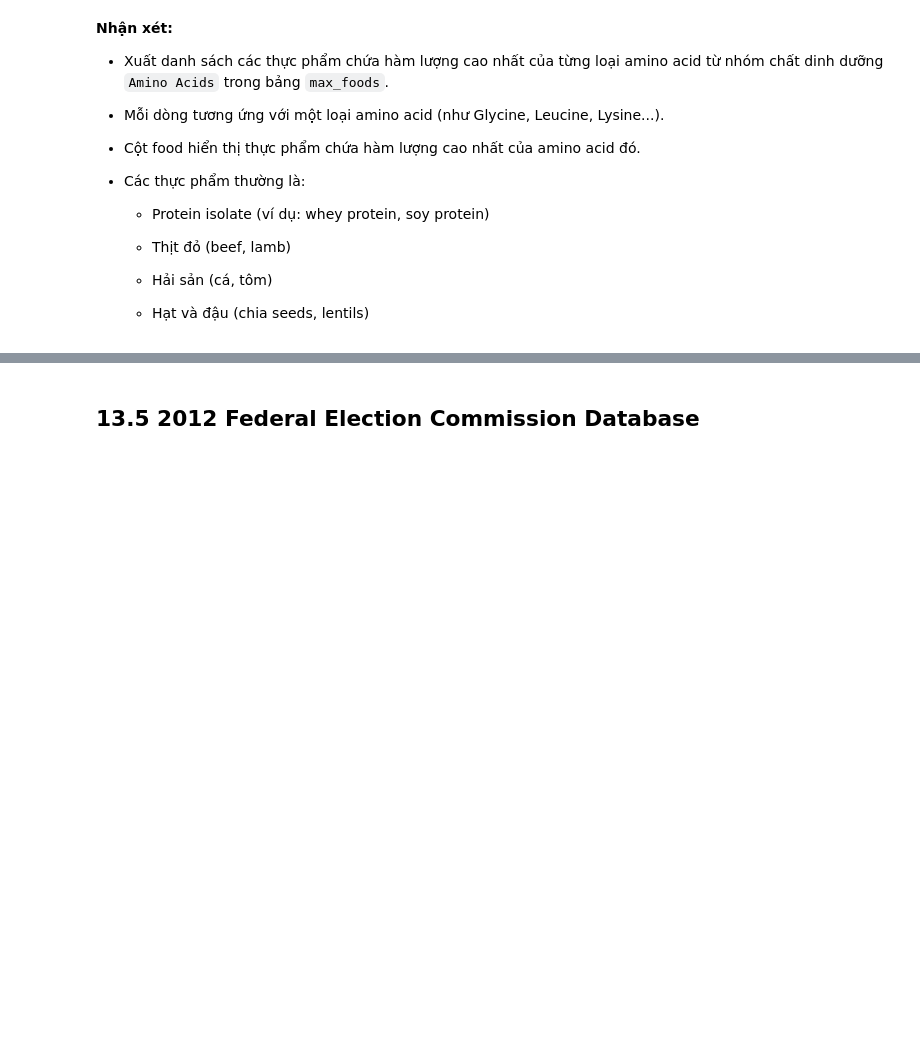
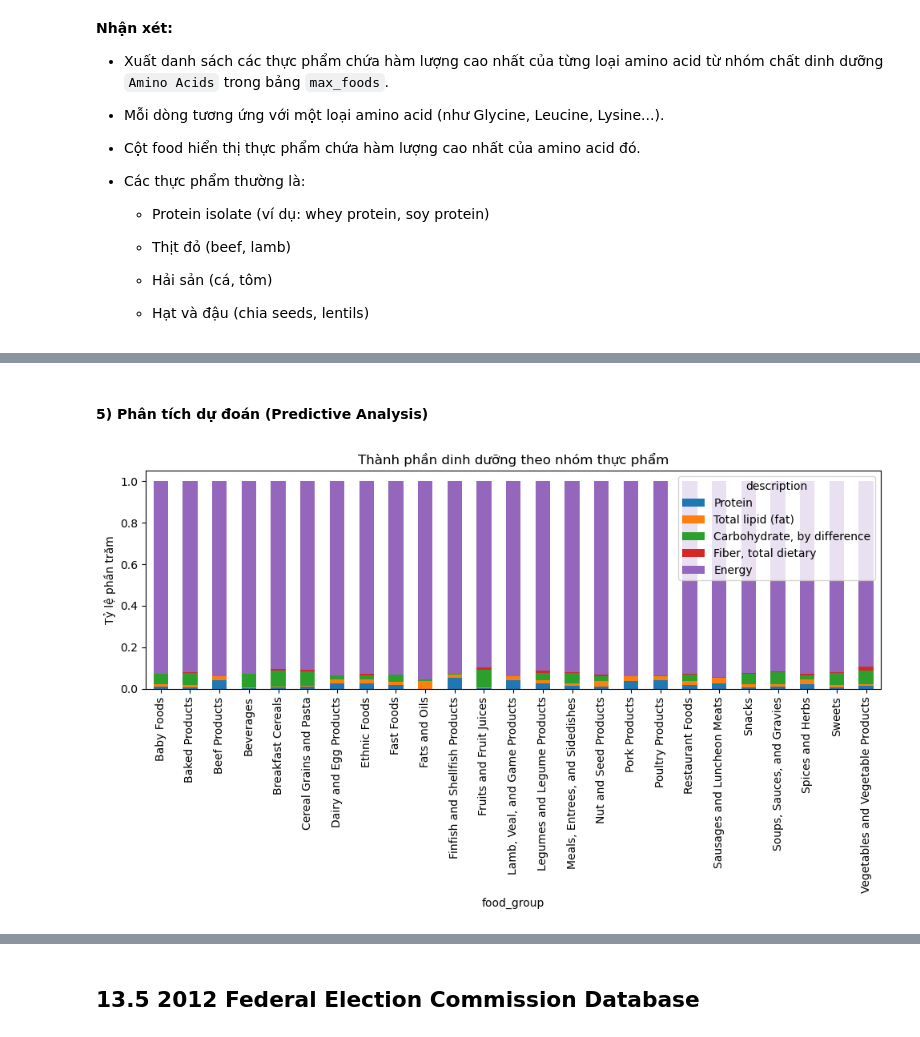
Before and after one commit to nguyenmaivy/DataAnalysis-PTDL, a Jupyter notebook: Lab2_DataAnalytics_NguyenHoangMaiVy_3122410490/ch13.ipynb, the cells around one changed output, grey strips where cells are left out. Drawn from its saved outputs; the diff is of its cells as text; code cells hidden in the pictures; blank space fills up the shorter version.

```diff
--- a/Lab2_DataAnalytics_NguyenHoangMaiVy_3122410490/ch13.ipynb
+++ b/Lab2_DataAnalytics_NguyenHoangMaiVy_3122410490/ch13.ipynb
@@ -2015,0 +2228,3 @@ dtype: object
+# %%
+compare_df["Energy_to_Protein"] = compare_df["Energy"] / compare_df["Protein"]
+compare_df.loc[["Cereal Grains and Pasta", "Vegetables and Vegetable Products"], "Energy_to_Protein"]
@@ -2015,0 +2372,13 @@ dtype: object
+# %% [markdown]
+#### 5) Phân tích dự đoán (Predictive Analysis)
+# %%
+balanced = compare_df[["Protein", "Total lipid (fat)", "Carbohydrate, by difference", "Fiber, total dietary", "Energy"]]
+balanced = balanced.div(balanced.sum(axis=1), axis=0)  # chuẩn hóa tỷ lệ phần trăm
+balanced.plot(kind='bar', stacked=True, figsize=(10, 6))
+plt.title("Thành phần dinh dưỡng theo nhóm thực phẩm")
+plt.ylabel("Tỷ lệ phần trăm")
+plt.xticks(rotation=90)
+plt.tight_layout()
+plt.show()
+# %% [output]
+[figure, added]
```
Also changed, not shown: parts of 40 cells of this notebook.
